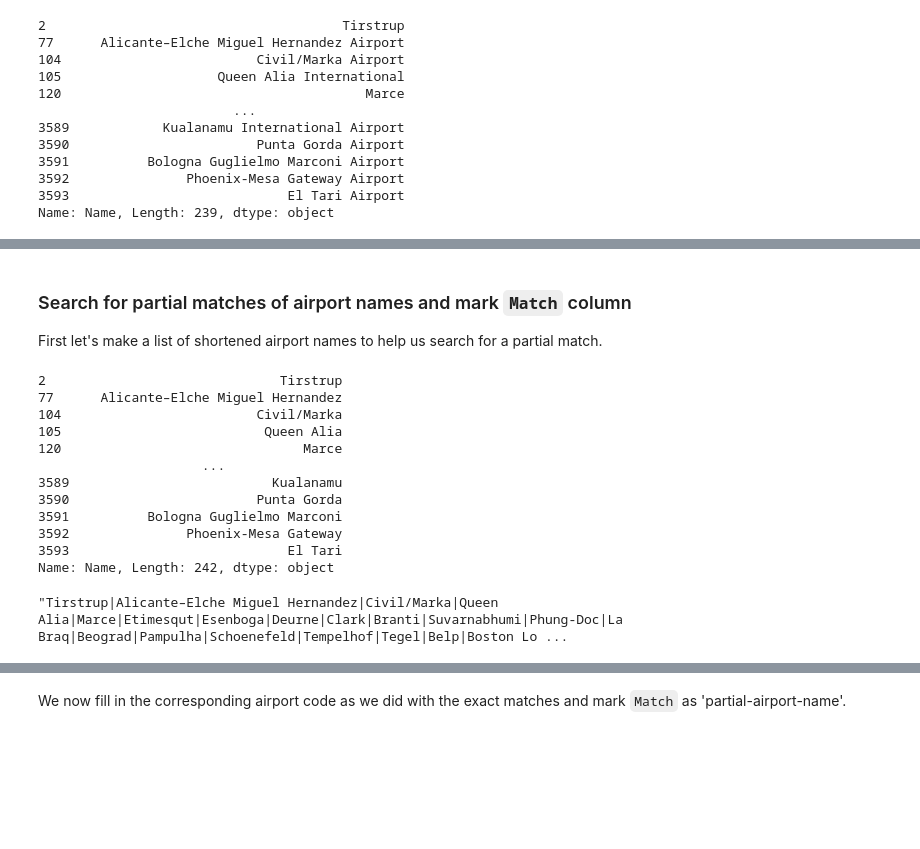
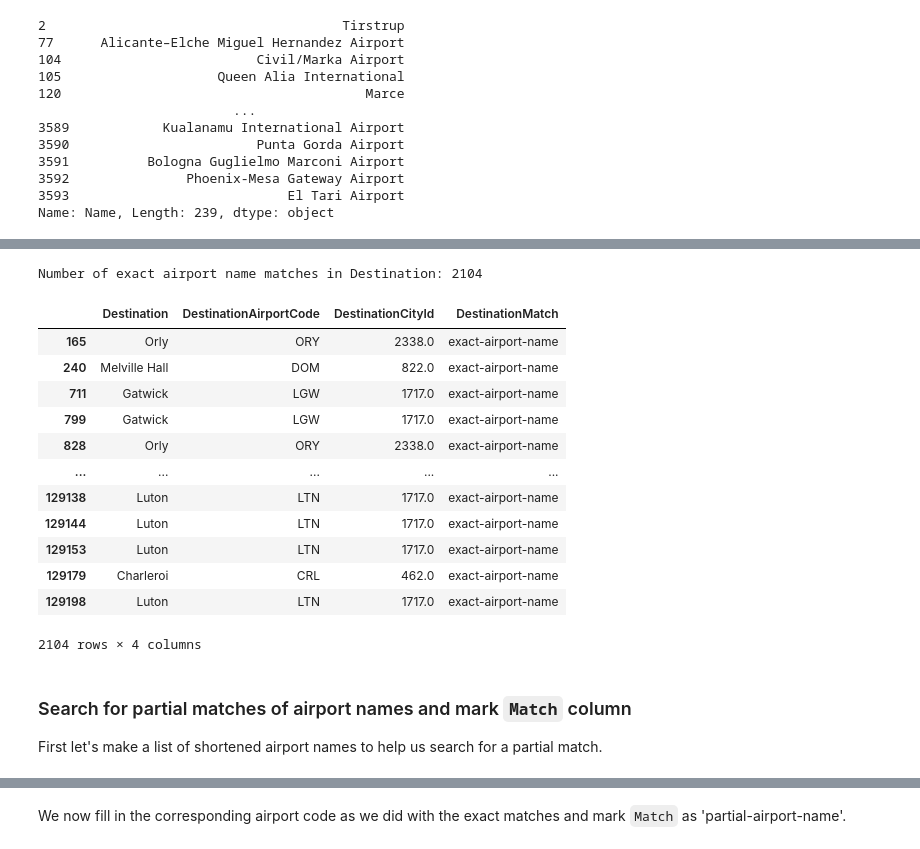
Before and after one commit to paulabondoc/airline-ratings-data-project, a Jupyter notebook: Script1 - Data_cleaning.ipynb, the cells around one changed output, grey strips where cells are left out. Cells and saved outputs as stored; diff of their text form; code cells hidden in the pictures; blank space fills up the shorter version.

Commit message:
Refactor finding airport name matches
And apply to Destination column.

```diff
--- a/Script1 - Data_cleaning.ipynb
+++ b/Script1 - Data_cleaning.ipynb
@@ -1396,6 +1380,3 @@ airports[airports['Name'].notna()]['Name'].drop_duplicates()
 Name: Name, Length: 239, dtype: object
 # %%
 all_airport_names_regex = "|".join(airports[airports['Name'].notna()]['Name'].drop_duplicates())
-# %%
-airport_name_exact_index = df_with_origin_airport[df_with_origin_airport['Origin'].str.fullmatch(all_airport_names_regex, case=False)].index
-print("Number of exact airport name matches:", len(airport_name_exact_index))
@@ -1406,3 +1383 @@ Make a list of all exactly matched airport names.
-# %%
-exact_airport_name_list = df_with_origin_airport.loc[airport_name_exact_index, 'Origin'].drop_duplicates().to_list()
 # %% [markdown]
@@ -1413,9 +1385,20 @@ If we change the airport_code_exact_index. In fact, why not make it into a funct
 # %%
-for name in exact_airport_name_list:
-    # Index of all entries whose name is an exact match of an airport
-    matching_index = df_with_origin_airport.loc[airport_name_exact_index, 'Origin'][df_with_origin_airport.loc[airport_name_exact_index, 'Origin'].str.fullmatch(name, case=False)].index
-    code = airports.loc[airports['Name'].str.lower() == name.lower()]['Code'].values[0] # kinda convoluted but... it's how I got it to work
-    city_id = airports.loc[airports['Name'].str.lower() == name.lower()]['city_id'].values[0]
-    df_with_origin_airport.loc[matching_index, 'OriginAirportCode'] = code
-    df_with_origin_airport.loc[matching_index, 'OriginCityId'] = city_id
-    df_with_origin_airport.loc[matching_index, 'OriginMatch'] = 'exact-airport-name'
+def find_exact_airport_name_match(data, column, all_names_regex, show_changes='True'):
+    airport_name_exact_index = data[data[column].str.fullmatch(all_names_regex, case=False)].index
+    print("Number of exact airport name matches in " + column + ":", len(airport_name_exact_index))
+
+    exact_airport_name_list = data.loc[airport_name_exact_index, column].drop_duplicates().to_list()
+
+    for name in exact_airport_name_list:
+        # Index of all entries whose name is an exact match of an airport
+        matching_index = data.loc[airport_name_exact_index, column][data.loc[airport_name_exact_index, column].str.fullmatch(name, case=False)].index
+
+        code = airports.loc[airports['Name'].str.lower() == name.lower()]['Code'].values[0]
+        city_id = airports.loc[airports['Name'].str.lower() == name.lower()]['city_id'].values[0]
+
+        data.loc[matching_index, column + 'AirportCode'] = code
+        data.loc[matching_index, column + 'CityId'] = city_id
+        data.loc[matching_index, column + 'Match'] = 'exact-airport-name'
+
+    if show_changes:
+        display(data.loc[airport_name_exact_index, [column, column + 'AirportCode', column + 'CityId', column + 'Match']])
@@ -1438,3 +1422,20 @@ df_with_origin_airport.loc[airport_name_exact_index, ['Origin', 'OriginAirportCo
+# %%
+find_exact_airport_name_match(df_with_origin_airport, 'Destination', all_airport_names_regex)
+# %% [output]
+Number of exact airport name matches in Destination: 2104
+|  | Destination | DestinationAirportCode | DestinationCityId | DestinationMatch |
+| 165 | Orly | ORY | 2338.0 | exact-airport-name |
+| 240 | Melville Hall | DOM | 822.0 | exact-airport-name |
+| 711 | Gatwick | LGW | 1717.0 | exact-airport-name |
+| 799 | Gatwick | LGW | 1717.0 | exact-airport-name |
+| 828 | Orly | ORY | 2338.0 | exact-airport-name |
+| ... | ... | ... | ... | ... |
+| 129138 | Luton | LTN | 1717.0 | exact-airport-name |
+| 129144 | Luton | LTN | 1717.0 | exact-airport-name |
+| 129153 | Luton | LTN | 1717.0 | exact-airport-name |
+| 129179 | Charleroi | CRL | 462.0 | exact-airport-name |
+| 129198 | Luton | LTN | 1717.0 | exact-airport-name |
+2104 rows × 4 columns
 # %% [markdown]
 ### Search for partial matches of airport names and mark `Match` column
 
@@ -1449,23 +1450,9 @@ airport_names_short = airports.loc[airports['Name'].notna(), 'Name'].replace(to_
 
 airport_names_short = airport_names_short.str.strip(' =?/,')
 airport_names_short.drop(index=airport_names_short.index[airport_names_short == ','], inplace=True)
-
-airport_names_short
+airport_names_short.drop(index=airport_names_short.index[airport_names_short == ''], inplace=True)
+airport_names_short = airport_names_short.drop_duplicates()
+#airport_names_short
-# %% [output]
-2                              Tirstrup
-77      Alicante–Elche Miguel Hernandez
-104                         Civil/Marka
-105                          Queen Alia
-120                               Marce
-                     ...
-3589                          Kualanamu
-3590                        Punta Gorda
-3591          Bologna Guglielmo Marconi
-3592               Phoenix-Mesa Gateway
-3593                            El Tari
-Name: Name, Length: 242, dtype: object
 # %%
 airport_names_short_regex = "|".join(airport_names_short)
-airport_names_short_regex
+#airport_names_short_regex
-# %% [output]
-"Tirstrup|Alicante–Elche Miguel Hernandez|Civil/Marka|Queen Alia|Marce|Etimesqut|Esenboga|Deurne|Clark|Branti|Suvarnabhumi|Phung-Doc|La Braq|Beograd|Pampulha|Schoenefeld|Tempelhof|Tegel|Belp|Boston Lo ...
```
Also changed, not shown: parts of 21 cells of this notebook.
